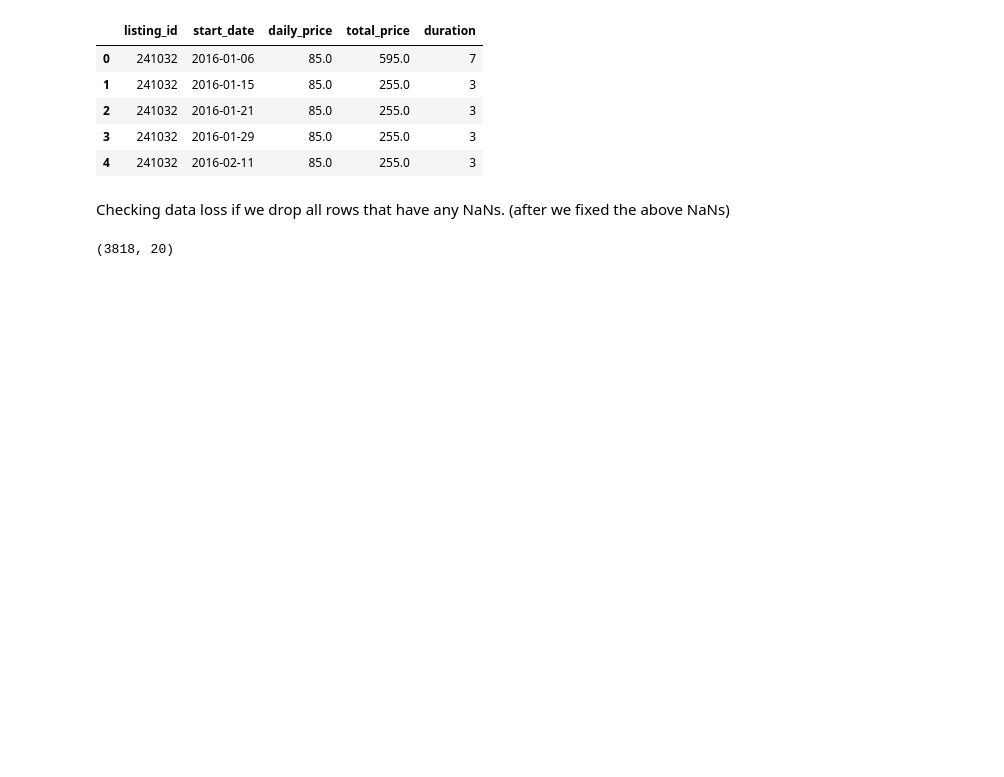
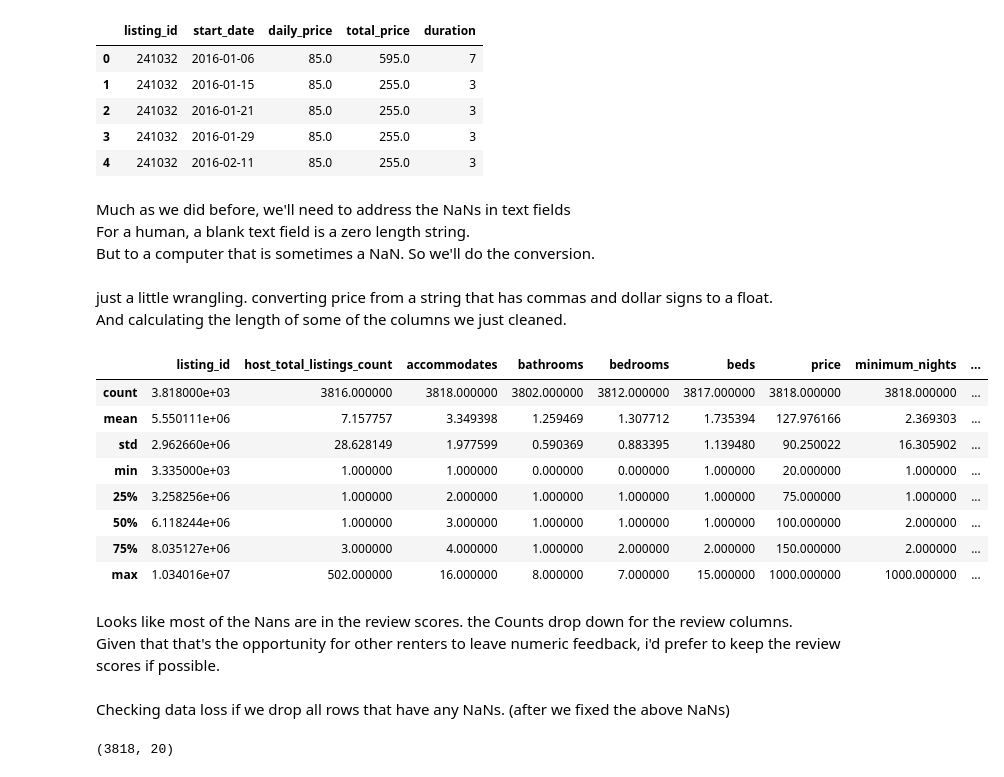
Before and after one commit to GrayAnalytics/SeattleAirBNB, a Jupyter notebook: DGray_SeattleAirBNB.ipynb, the cells around one changed output. Cells and saved outputs as stored; diff of their text form; code cells hidden in the pictures; blank space fills up the shorter version.

```diff
--- a/DGray_SeattleAirBNB.ipynb
+++ b/DGray_SeattleAirBNB.ipynb
@@ -435,17 +487,40 @@ listings_df = listings_df[['listing_id', 'transit', 'host_about', 'host_total_li
                            'bedrooms', 'beds', 'price', 'minimum_nights', 'review_scores_rating', 'review_scores_cleanliness',
                            'review_scores_communication', 'review_scores_location', 'host_response_time', 'host_has_profile_pic',
                            'cancellation_policy', 'instant_bookable']]
+# %% [markdown]
+Much as we did before, we'll need to address the NaNs in text fields
+For a human, a blank text field is a zero length string.
+But to a computer that is sometimes a NaN. So we'll do the conversion.
 # %%
 #for columns that will be converted into character lengths, we're replacing blanks with '' [0 length string]
 #This is because from a user perspective, not filling in a comment box is the same as leaving it blank, which is a 0 length string.
 #host_response_time is categorical, so converting to a string that is a usable category
 listings_df[['transit', 'host_about', 'host_response_time']] = listings_df[['transit', 'host_about', 'host_response_time']].fillna('')
+# %% [markdown]
+just a little wrangling. converting price from a string that has commas and dollar signs to a float.
+And calculating the length of some of the columns we just cleaned.
 # %%
 #converting price to a float
 #calculating string lengths for select columns
 listings_df['transit_length'] = [len(x) for x in listings_df['transit']]
 listings_df['host_length'] = [len(x) for x in listings_df['host_about']]
 listings_df['price'] = [float(x.replace('$', '').replace(',', '')) for x in listings_df['price']]
+# %%
+listings_df.describe()
+# %% [output]
+|  | listing_id | host_total_listings_count | accommodates | bathrooms | bedrooms | beds | price | minimum_nights | ... |
+| count | 3.818000e+03 | 3816.000000 | 3818.000000 | 3802.000000 | 3812.000000 | 3817.000000 | 3818.000000 | 3818.000000 | ... |
+| mean | 5.550111e+06 | 7.157757 | 3.349398 | 1.259469 | 1.307712 | 1.735394 | 127.976166 | 2.369303 | ... |
+| std | 2.962660e+06 | 28.628149 | 1.977599 | 0.590369 | 0.883395 | 1.139480 | 90.250022 | 16.305902 | ... |
+| min | 3.335000e+03 | 1.000000 | 1.000000 | 0.000000 | 0.000000 | 1.000000 | 20.000000 | 1.000000 | ... |
+| 25% | 3.258256e+06 | 1.000000 | 2.000000 | 1.000000 | 1.000000 | 1.000000 | 75.000000 | 1.000000 | ... |
+| 50% | 6.118244e+06 | 1.000000 | 3.000000 | 1.000000 | 1.000000 | 1.000000 | 100.000000 | 2.000000 | ... |
+| 75% | 8.035127e+06 | 3.000000 | 4.000000 | 1.000000 | 2.000000 | 2.000000 | 150.000000 | 2.000000 | ... |
+| max | 1.034016e+07 | 502.000000 | 16.000000 | 8.000000 | 7.000000 | 15.000000 | 1000.000000 | 1000.000000 | ... |
+# %% [markdown]
+Looks like most of the Nans are in the review scores.
+the Counts drop down for the review columns.
+Given that that's the opportunity for other renters to leave numeric feedback, i'd prefer to keep the review scores if possible.
 # %% [markdown]
 Checking data loss if we drop all rows that have any NaNs. (after we fixed the above NaNs)
 # %%
```
Also changed, not shown: parts of 33 cells of this notebook, 1 other file.
